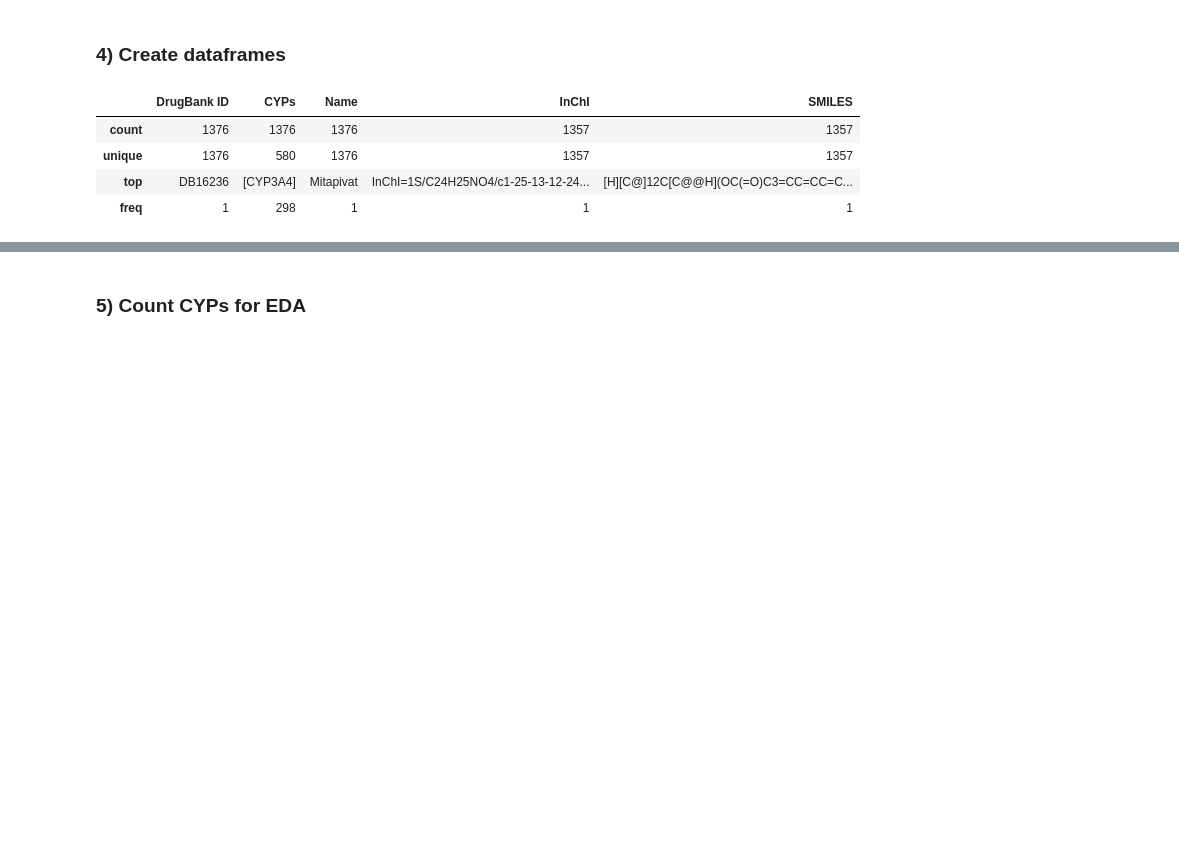
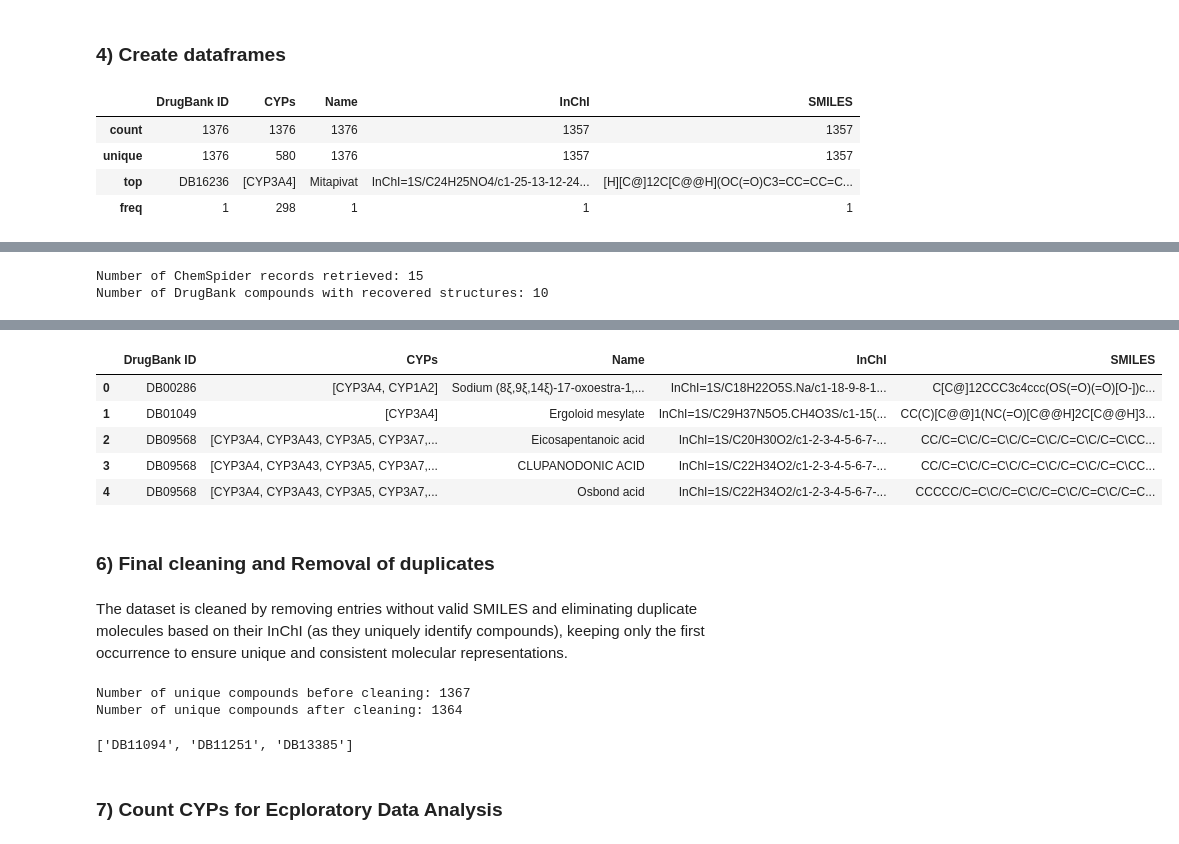
Before and after one commit to grobles17/IMF_TFM_Drug_Metabolism, a Jupyter notebook: Memorias/drug_db_notebook.ipynb, the cells around one changed output, grey strips where cells are left out. Drawn from its saved outputs; the diff is of its cells as text; code cells hidden in the pictures; blank space fills up the shorter version.

```diff
--- a/drug_db_notebook.ipynb
+++ b/Memorias/drug_db_notebook.ipynb
@@ -110,0 +200,40 @@ df_cyps_smd.describe()
+# %%
+# This block demonstrates the retrieval of missing SMILES using
+# the ChemSpider API. Although functional, it should be run only
+# once and the results cached locally to avoid repeated API calls.
+
+import numpy as np
+import pandas as pd
+
+from api_calls import get_SMILES_chemspipy, smiles_to_inchi
+
+missing_SMILES = get_SMILES_chemspipy(missing_structures)
+
+# Number of compounds for which at least one SMILES was retrieved
+n_records = len(missing_SMILES)
+
+# Number of unique DrugBank IDs affected
+n_unique_drugs = len({t.drugbank_id for t in missing_SMILES})
+
+print(f"Number of ChemSpider records retrieved: {n_records}")
+print(f"Number of DrugBank compounds with recovered structures: {n_unique_drugs}")
+
+new_smiles_df = pd.DataFrame([
+    {
+        "DrugBank ID": t.drugbank_id,
+        "CYPs": t.cyps,
+        "Name": t.common_name,
+        "InChI": np.nan,
+        "SMILES": t.smiles
+    }
+    for t in missing_SMILES])
+
+### Get InChI from SMILES
+new_smiles_df["InChI"] = new_smiles_df["SMILES"].apply(smiles_to_inchi)
+### Cache results locally to avoid repeated API usage
+# new_smiles_df.to_csv("smiles_data_cache.csv", index=False)
+
+new_smiles_df.head()
+# %% [output]
+Number of ChemSpider records retrieved: 15
+Number of DrugBank compounds with recovered structures: 10
@@ -111,2 +241,31 @@ df_cyps_smd.describe()
+|  | DrugBank ID | CYPs | Name | InChI | SMILES |
+| 0 | DB00286 | [CYP3A4, CYP1A2] | Sodium (8ξ,9ξ,14ξ)-17-oxoestra-1,... | InChI=1S/C18H22O5S.Na/c1-18-9-8-1... | C[C@]12CCC3c4ccc(OS(=O)(=O)[O-])c... |
+| 1 | DB01049 | [CYP3A4] | Ergoloid mesylate | InChI=1S/C29H37N5O5.CH4O3S/c1-15(... | CC(C)[C@@]1(NC(=O)[C@@H]2C[C@@H]3... |
+| 2 | DB09568 | [CYP3A4, CYP3A43, CYP3A5, CYP3A7,... | Eicosapentanoic acid | InChI=1S/C20H30O2/c1-2-3-4-5-6-7-... | CC/C=C\C/C=C\C/C=C\C/C=C\C/C=C\CC... |
+| 3 | DB09568 | [CYP3A4, CYP3A43, CYP3A5, CYP3A7,... | CLUPANODONIC ACID | InChI=1S/C22H34O2/c1-2-3-4-5-6-7-... | CC/C=C\C/C=C\C/C=C\C/C=C\C/C=C\CC... |
+| 4 | DB09568 | [CYP3A4, CYP3A43, CYP3A5, CYP3A7,... | Osbond acid | InChI=1S/C22H34O2/c1-2-3-4-5-6-7-... | CCCCC/C=C\C/C=C\C/C=C\C/C=C\C/C=C... |
+# %% [markdown]
+### 6) Final cleaning and Removal of duplicates
+# %% [markdown]
+The dataset is cleaned by removing entries without valid SMILES and eliminating duplicate molecules based on their InChI (as they uniquely identify compounds), keeping only the first occurrence to ensure unique and consistent molecular representations.
+# %%
+df_DrugBank = pd.concat([df_cyps_smd, new_smiles_df], ignore_index=True)
+df_DrugBank_clean = df_DrugBank.dropna(subset=["SMILES"])
+
+print(f"Number of unique compounds before cleaning: {df_DrugBank_clean['DrugBank ID'].nunique()}")
+
+### InChI duplicates: keep the first occurrence; others are flagged for removal
+duplicate_inchi = df_DrugBank_clean[df_DrugBank_clean.duplicated(subset=["InChI"], keep="first")]
+### Gather DrugBank IDs of duplicates
+ids_to_drop = duplicate_inchi["DrugBank ID"].tolist()
+### Remove duplicates from the main DataFrame
+df_DrugBank_clean = df_DrugBank_clean[~df_DrugBank_clean["DrugBank ID"].isin(ids_to_drop)]
+
+print(f"Number of unique compounds after cleaning: {df_DrugBank_clean['DrugBank ID'].nunique()}")
+ids_to_drop
+# %% [output]
+Number of unique compounds before cleaning: 1367
+Number of unique compounds after cleaning: 1364
+['DB11094', 'DB11251', 'DB13385']
 # %% [markdown]
-### 5) Count CYPs for EDA
+### 7) Count CYPs for Ecploratory Data Analysis
```
Also changed, not shown: parts of 11 cells of this notebook, 7 other files.
